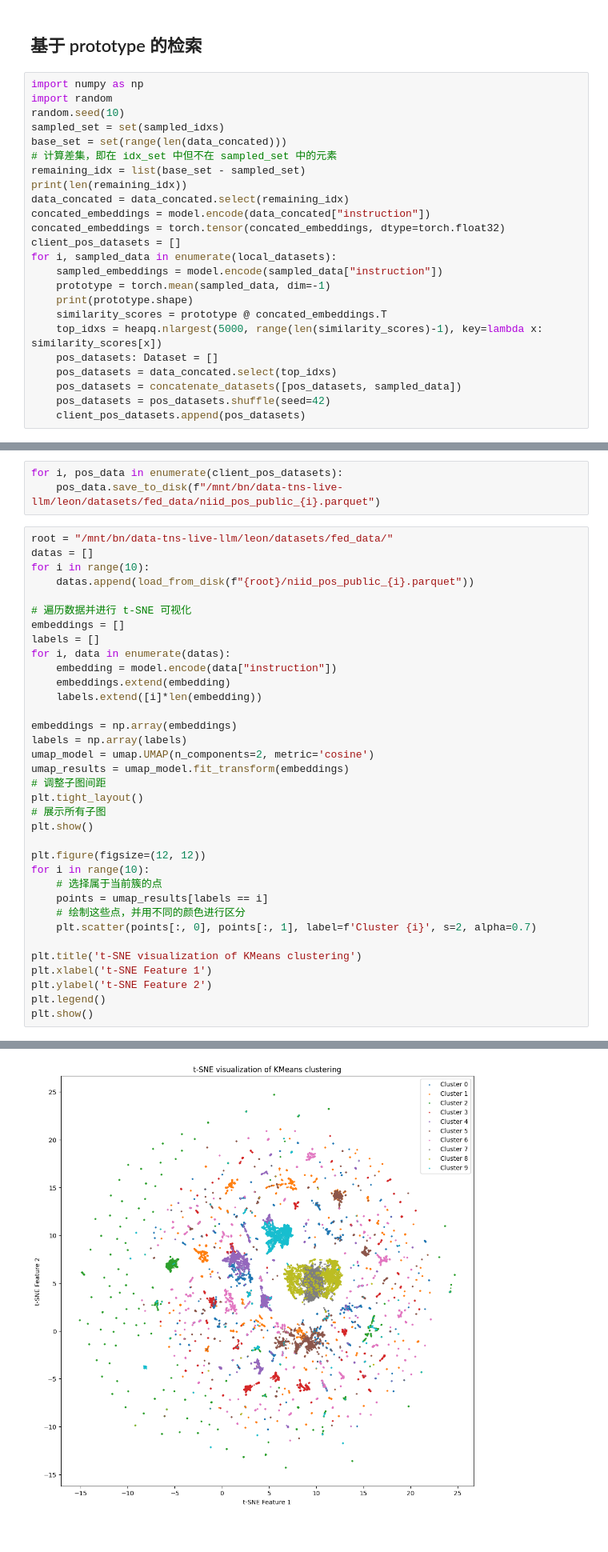
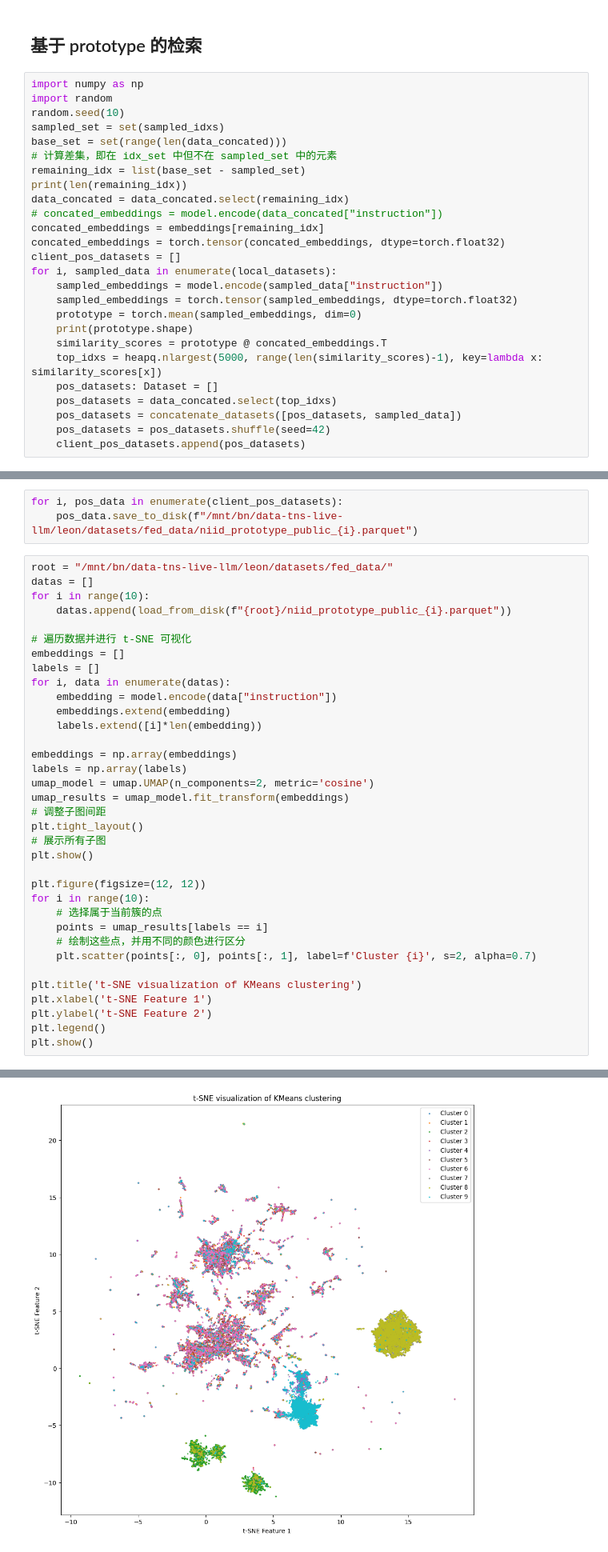
Before and after one commit to LEON-gittech/Cherry_LLM, a Jupyter notebook: niid_data/niid_public_data.ipynb, the cells around one changed output, grey strips where cells are left out. Shown at 80% size. Drawn from its saved outputs; the diff is of its cells as text.

```diff
--- a/niid_data/niid_public_data.ipynb
+++ b/niid_data/niid_public_data.ipynb
@@ -243,12 +243,14 @@ base_set = set(range(len(data_concated)))
 remaining_idx = list(base_set - sampled_set)
 print(len(remaining_idx))
 data_concated = data_concated.select(remaining_idx)
-concated_embeddings = model.encode(data_concated["instruction"])
+# concated_embeddings = model.encode(data_concated["instruction"])
+concated_embeddings = embeddings[remaining_idx]
 concated_embeddings = torch.tensor(concated_embeddings, dtype=torch.float32)
 client_pos_datasets = []
 for i, sampled_data in enumerate(local_datasets):
     sampled_embeddings = model.encode(sampled_data["instruction"])
-    prototype = torch.mean(sampled_data, dim=-1)
+    sampled_embeddings = torch.tensor(sampled_embeddings, dtype=torch.float32)
+    prototype = torch.mean(sampled_embeddings, dim=0)
     print(prototype.shape)
     similarity_scores = prototype @ concated_embeddings.T
     top_idxs = heapq.nlargest(5000, range(len(similarity_scores)-1), key=lambda x: similarity_scores[x])
@@ -260,41 +274,41 @@ for i, sampled_data in enumerate(local_datasets):
 # %%
 for i, pos_data in enumerate(client_pos_datasets):
-    pos_data.save_to_disk(f"/mnt/bn/data-tns-live-llm/leon/datasets/fed_data/niid_pos_public_{i}.parquet")
+    pos_data.save_to_disk(f"/mnt/bn/data-tns-live-llm/leon/datasets/fed_data/niid_prototype_public_{i}.parquet")
 # %%
 root = "/mnt/bn/data-tns-live-llm/leon/datasets/fed_data/"
 datas = []
 for i in range(10):
-    datas.append(load_from_disk(f"{root}/niid_pos_public_{i}.parquet"))
+    datas.append(load_from_disk(f"{root}/niid_prototype_public_{i}.parquet"))
 
 # 遍历数据并进行 t-SNE 可视化
 embeddings = []
 labels = []
 for i, data in enumerate(datas):
     embedding = model.encode(data["instruction"])
     embeddings.extend(embedding)
     labels.extend([i]*len(embedding))
 
 embeddings = np.array(embeddings)
 labels = np.array(labels)
 umap_model = umap.UMAP(n_components=2, metric='cosine')
 umap_results = umap_model.fit_transform(embeddings)
 # 调整子图间距
 plt.tight_layout()
 # 展示所有子图
 plt.show()
 
 plt.figure(figsize=(12, 12))
 for i in range(10):
     # 选择属于当前簇的点
     points = umap_results[labels == i]
     # 绘制这些点，并用不同的颜色进行区分
     plt.scatter(points[:, 0], points[:, 1], label=f'Cluster {i}', s=2, alpha=0.7)
 
 plt.title('t-SNE visualization of KMeans clustering')
 plt.xlabel('t-SNE Feature 1')
 plt.ylabel('t-SNE Feature 2')
 plt.legend()
 plt.show()
 # %% [output]
 <Figure size 640x480 with 0 Axes>
-[figure, old version]
+[figure, new version]
```
Also changed, not shown: parts of 3 cells of this notebook, 1 other file.
